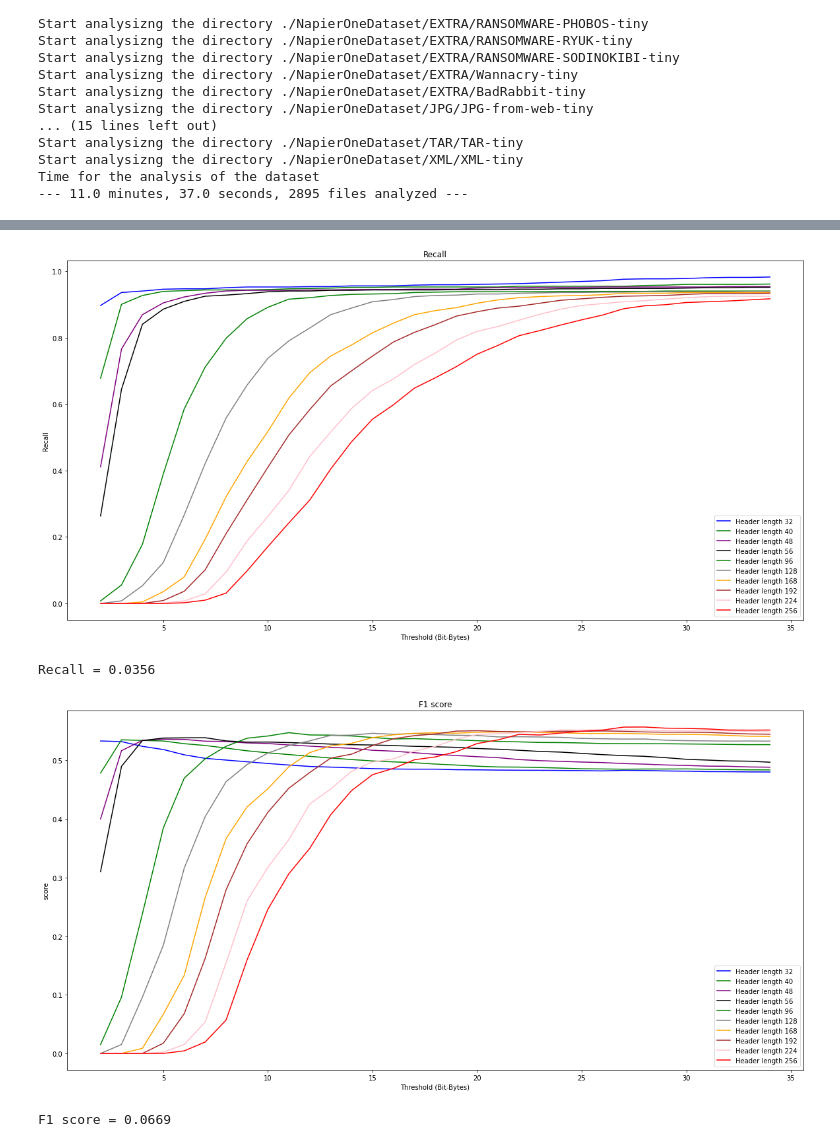
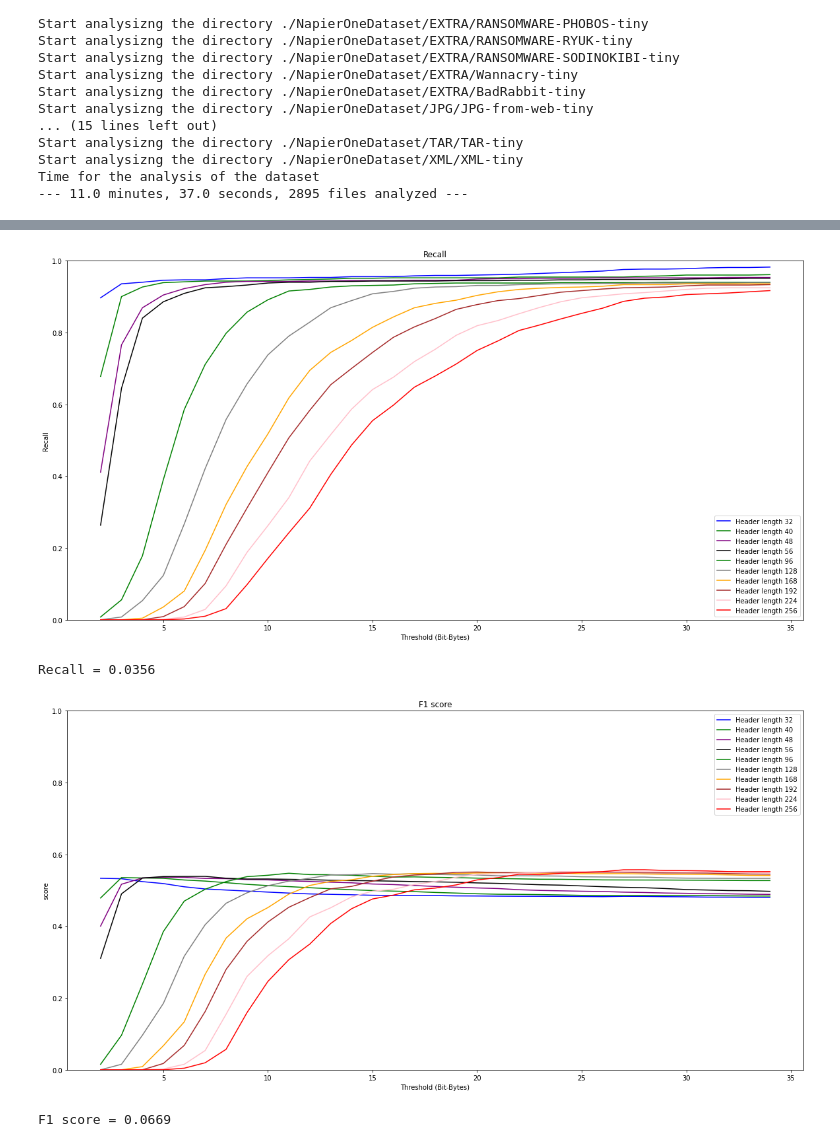
Before and after one commit to gomitolof/DAA-for-Ransomware-detection, a Jupyter notebook: RF_org.ipynb, the cells around one changed output, grey strips where cells are left out. Drawn from its saved outputs; the diff is of its cells as text; code cells hidden in the pictures.

```diff
--- a/RF_org.ipynb
+++ b/RF_org.ipynb
@@ -286,43 +288,45 @@ plt.plot(thresholds, rec[23], color="brown", label="Header length 192")
 plt.plot(thresholds, rec[27], color="pink", label="Header length 224")
 plt.plot(thresholds, rec[31], color="red", label="Header length 256")
 plt.legend()
+plt.ylim([0, 1])
 plt.show()
 
 print("Recall = %3.4f"  % (rec[ind[1]][ind[0]]))
 # %% [output]
-[figure, old version]
+[figure, new version]
 Recall = 0.0356
 # %%
 # F1 score = 2*(Recall * Precision) / (Recall + Precision)
 
 # Get for each threshold and header length the f1 score
 f1= np.zeros([int(offset/8),len(thresholds)])
 for i in range(int(offset/8)):
     for j in range(len(thresholds)):
         if ((TP_des[j][i]+FN_des[j][i])>0) and ((TP_des[j][i]+FP_des[j][i])>0) :
             precision= TP_des[j][i]/(TP_des[j][i]+FP_des[j][i])
             recall= TP_des[j][i]/(TP_des[j][i]+FN_des[j][i])
             f1[i][j] = 2*(recall*precision)/(recall+precision)
 
 # Plot of the f1 score obtained using different threshold and different header lengths
 plt.figure(figsize=(20,10))
 plt.title("F1 score")
 plt.xlabel("Threshold (Bit-Bytes)")
 plt.ylabel("score")
 plt.plot(thresholds, f1[3], color="blue", label="Header length 32")
 plt.plot(thresholds, f1[4], color="green", label="Header length 40")
 plt.plot(thresholds, f1[5], color="purple", label="Header length 48")
 plt.plot(thresholds, f1[6], color="black", label="Header length 56")
 plt.plot(thresholds, f1[11], color="green", label="Header length 96")
 plt.plot(thresholds, f1[15], color="grey", label="Header length 128")
 plt.plot(thresholds, f1[20], color="orange", label="Header length 168")
 plt.plot(thresholds, f1[23], color="brown", label="Header length 192")
 plt.plot(thresholds, f1[27], color="pink", label="Header length 224")
 plt.plot(thresholds, f1[31], color="red", label="Header length 256")
 plt.legend()
+plt.ylim([0, 1])
 plt.show()
 
 print("F1 score = %3.4f"  % (f1[ind[1]][ind[0]]))
 # %% [output]
-[figure, old version]
+[figure, new version]
 F1 score = 0.0669
```
Also changed, not shown: parts of 2 cells of this notebook, 54 other files.
